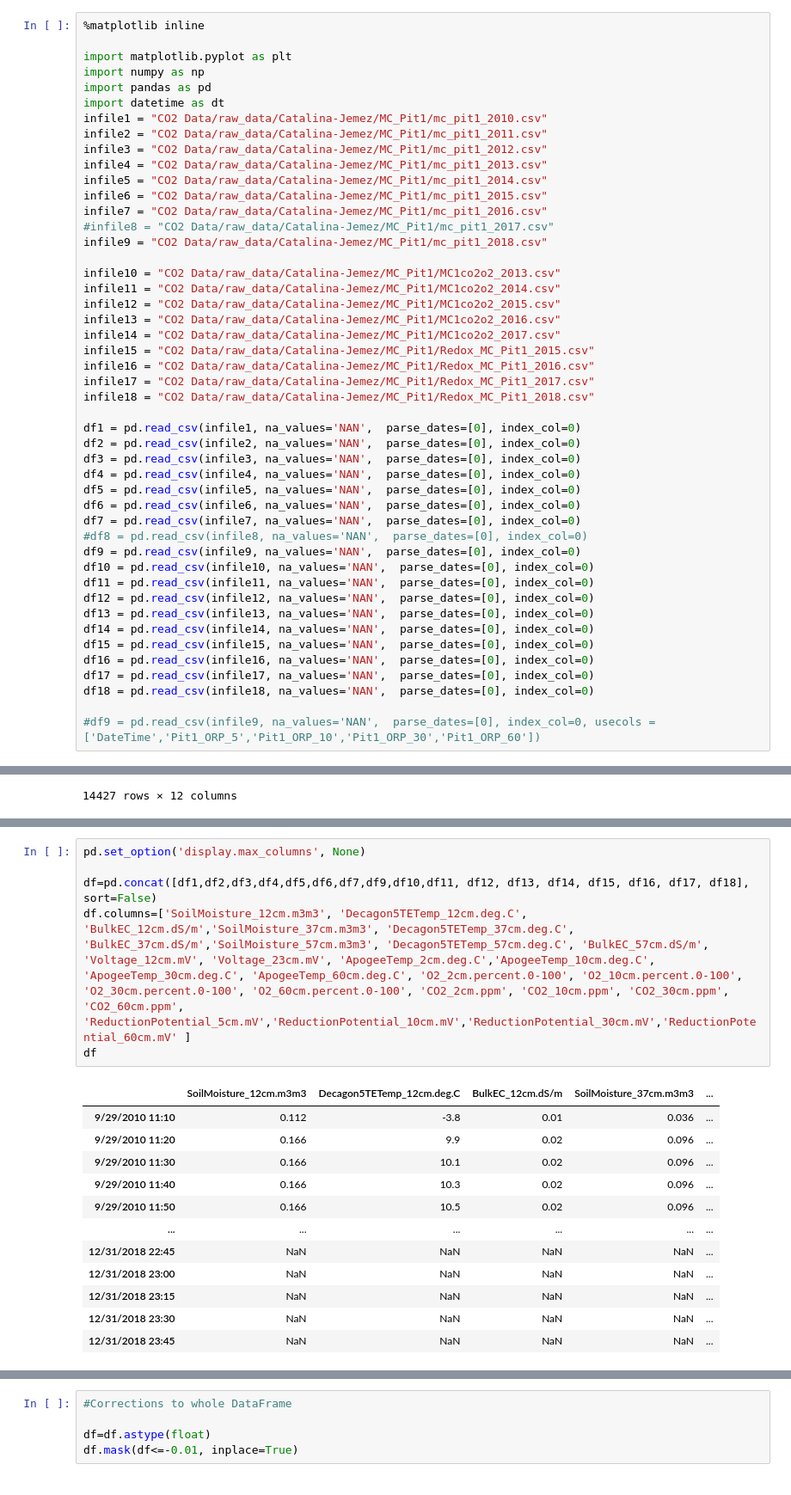
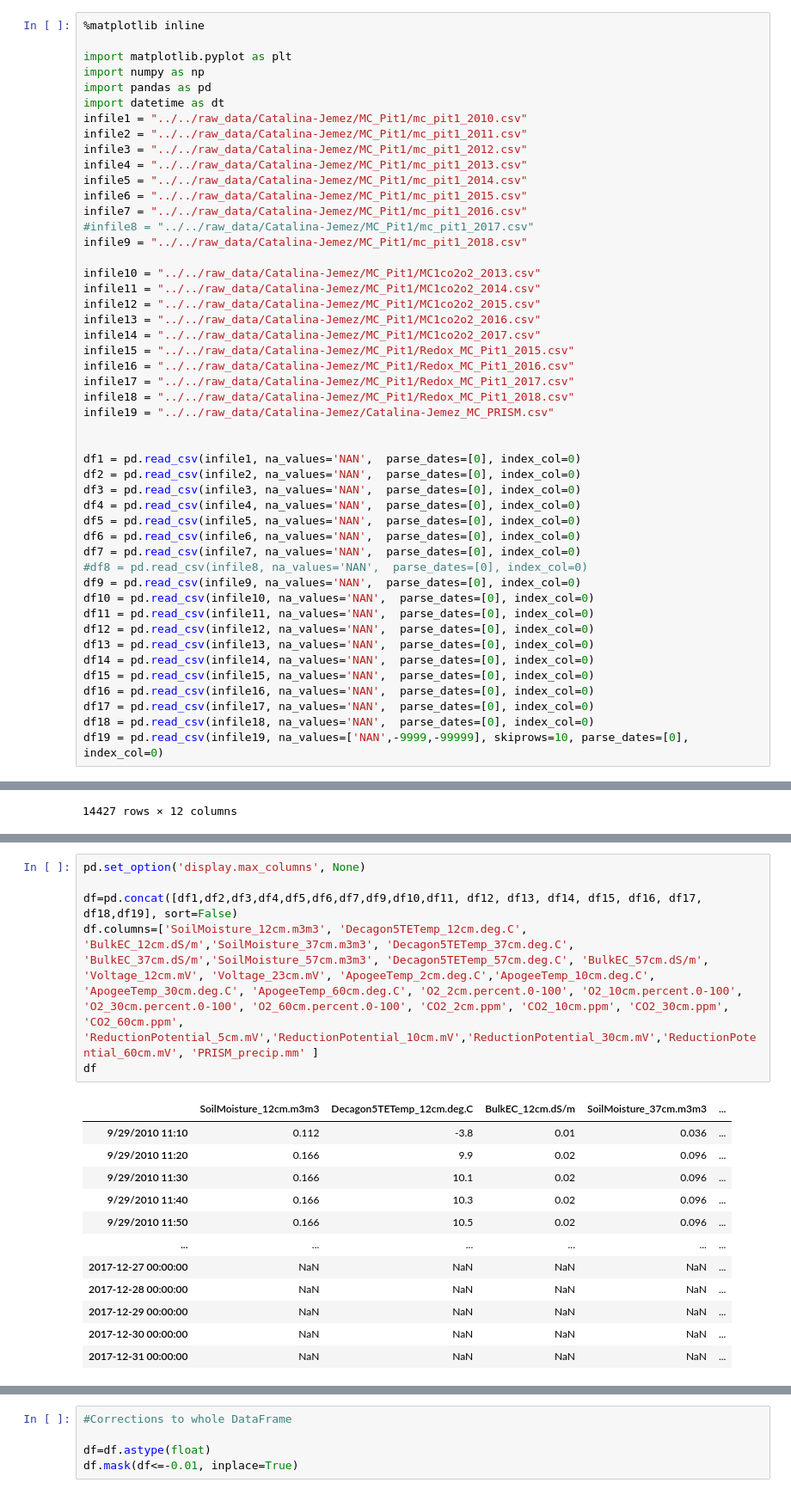
Before and after one commit to mberghouse/CO2-Data, a Jupyter notebook: python_processing/Catalina-Jemez CZO/MC_Pit1.ipynb, the cells around one changed output, grey strips where cells are left out. Shown at 86% size. Drawn from its saved outputs; the diff is of its cells as text.

```diff
--- a/python_processing/Catalina-Jemez CZO/MC_Pit1.ipynb
+++ b/python_processing/Catalina-Jemez CZO/MC_Pit1.ipynb
@@ -10,25 +23,27 @@ import matplotlib.pyplot as plt
 import numpy as np
 import pandas as pd
 import datetime as dt
-infile1 = "CO2 Data/raw_data/Catalina-Jemez/MC_Pit1/mc_pit1_2010.csv"
-infile2 = "CO2 Data/raw_data/Catalina-Jemez/MC_Pit1/mc_pit1_2011.csv"
-infile3 = "CO2 Data/raw_data/Catalina-Jemez/MC_Pit1/mc_pit1_2012.csv"
-infile4 = "CO2 Data/raw_data/Catalina-Jemez/MC_Pit1/mc_pit1_2013.csv"
-infile5 = "CO2 Data/raw_data/Catalina-Jemez/MC_Pit1/mc_pit1_2014.csv"
-infile6 = "CO2 Data/raw_data/Catalina-Jemez/MC_Pit1/mc_pit1_2015.csv"
-infile7 = "CO2 Data/raw_data/Catalina-Jemez/MC_Pit1/mc_pit1_2016.csv"
-#infile8 = "CO2 Data/raw_data/Catalina-Jemez/MC_Pit1/mc_pit1_2017.csv"
-infile9 = "CO2 Data/raw_data/Catalina-Jemez/MC_Pit1/mc_pit1_2018.csv"
+infile1 = "../../raw_data/Catalina-Jemez/MC_Pit1/mc_pit1_2010.csv"
+infile2 = "../../raw_data/Catalina-Jemez/MC_Pit1/mc_pit1_2011.csv"
+infile3 = "../../raw_data/Catalina-Jemez/MC_Pit1/mc_pit1_2012.csv"
+infile4 = "../../raw_data/Catalina-Jemez/MC_Pit1/mc_pit1_2013.csv"
+infile5 = "../../raw_data/Catalina-Jemez/MC_Pit1/mc_pit1_2014.csv"
+infile6 = "../../raw_data/Catalina-Jemez/MC_Pit1/mc_pit1_2015.csv"
+infile7 = "../../raw_data/Catalina-Jemez/MC_Pit1/mc_pit1_2016.csv"
+#infile8 = "../../raw_data/Catalina-Jemez/MC_Pit1/mc_pit1_2017.csv"
+infile9 = "../../raw_data/Catalina-Jemez/MC_Pit1/mc_pit1_2018.csv"
 
-infile10 = "CO2 Data/raw_data/Catalina-Jemez/MC_Pit1/MC1co2o2_2013.csv"
-infile11 = "CO2 Data/raw_data/Catalina-Jemez/MC_Pit1/MC1co2o2_2014.csv"
-infile12 = "CO2 Data/raw_data/Catalina-Jemez/MC_Pit1/MC1co2o2_2015.csv"
-infile13 = "CO2 Data/raw_data/Catalina-Jemez/MC_Pit1/MC1co2o2_2016.csv"
-infile14 = "CO2 Data/raw_data/Catalina-Jemez/MC_Pit1/MC1co2o2_2017.csv"
-infile15 = "CO2 Data/raw_data/Catalina-Jemez/MC_Pit1/Redox_MC_Pit1_2015.csv"
-infile16 = "CO2 Data/raw_data/Catalina-Jemez/MC_Pit1/Redox_MC_Pit1_2016.csv"
-infile17 = "CO2 Data/raw_data/Catalina-Jemez/MC_Pit1/Redox_MC_Pit1_2017.csv"
-infile18 = "CO2 Data/raw_data/Catalina-Jemez/MC_Pit1/Redox_MC_Pit1_2018.csv"
+infile10 = "../../raw_data/Catalina-Jemez/MC_Pit1/MC1co2o2_2013.csv"
+infile11 = "../../raw_data/Catalina-Jemez/MC_Pit1/MC1co2o2_2014.csv"
+infile12 = "../../raw_data/Catalina-Jemez/MC_Pit1/MC1co2o2_2015.csv"
+infile13 = "../../raw_data/Catalina-Jemez/MC_Pit1/MC1co2o2_2016.csv"
+infile14 = "../../raw_data/Catalina-Jemez/MC_Pit1/MC1co2o2_2017.csv"
+infile15 = "../../raw_data/Catalina-Jemez/MC_Pit1/Redox_MC_Pit1_2015.csv"
+infile16 = "../../raw_data/Catalina-Jemez/MC_Pit1/Redox_MC_Pit1_2016.csv"
+infile17 = "../../raw_data/Catalina-Jemez/MC_Pit1/Redox_MC_Pit1_2017.csv"
+infile18 = "../../raw_data/Catalina-Jemez/MC_Pit1/Redox_MC_Pit1_2018.csv"
+infile19 = "../../raw_data/Catalina-Jemez/Catalina-Jemez_MC_PRISM.csv"
+
 
 df1 = pd.read_csv(infile1, na_values='NAN',  parse_dates=[0], index_col=0)
 df2 = pd.read_csv(infile2, na_values='NAN',  parse_dates=[0], index_col=0)
@@ -48,8 +63,7 @@ df15 = pd.read_csv(infile15, na_values='NAN',  parse_dates=[0], index_col=0)
 df16 = pd.read_csv(infile16, na_values='NAN',  parse_dates=[0], index_col=0)
 df17 = pd.read_csv(infile17, na_values='NAN',  parse_dates=[0], index_col=0)
 df18 = pd.read_csv(infile18, na_values='NAN',  parse_dates=[0], index_col=0)
-
-#df9 = pd.read_csv(infile9, na_values='NAN',  parse_dates=[0], index_col=0, usecols = ['DateTime','Pit1_ORP_5','Pit1_ORP_10','Pit1_ORP_30','Pit1_ORP_60'])
+df19 = pd.read_csv(infile19, na_values=['NAN',-9999,-99999], skiprows=10, parse_dates=[0], index_col=0)
 # %%
 df1=df1.drop(['[MST]'])
 df2=df2.drop(['[MST]'])
@@ -123,19 +137,19 @@ df18
 # %%
 pd.set_option('display.max_columns', None)
 
-df=pd.concat([df1,df2,df3,df4,df5,df6,df7,df9,df10,df11, df12, df13, df14, df15, df16, df17, df18], sort=False)
-df.columns=['SoilMoisture_12cm.m3m3', 'Decagon5TETemp_12cm.deg.C', 'BulkEC_12cm.dS/m','SoilMoisture_37cm.m3m3', 'Decagon5TETemp_37cm.deg.C', 'BulkEC_37cm.dS/m','SoilMoisture_57cm.m3m3', 'Decagon5TETemp_57cm.deg.C', 'BulkEC_57cm.dS/m', 'Voltage_12cm.mV', 'Voltage_23cm.mV', 'ApogeeTemp_2cm.deg.C','ApogeeTemp_10cm.deg.C', 'ApogeeTemp_30cm.deg.C', 'ApogeeTemp_60cm.deg.C', 'O2_2cm.percent.0-100', 'O2_10cm.percent.0-100', 'O2_30cm.percent.0-100', 'O2_60cm.percent.0-100', 'CO2_2cm.ppm', 'CO2_10cm.ppm', 'CO2_30cm.ppm', 'CO2_60cm.ppm', 'ReductionPotential_5cm.mV','ReductionPotential_10cm.mV','ReductionPotential_30cm.mV','ReductionPotential_60cm.mV' ]
+df=pd.concat([df1,df2,df3,df4,df5,df6,df7,df9,df10,df11, df12, df13, df14, df15, df16, df17, df18,df19], sort=False)
+df.columns=['SoilMoisture_12cm.m3m3', 'Decagon5TETemp_12cm.deg.C', 'BulkEC_12cm.dS/m','SoilMoisture_37cm.m3m3', 'Decagon5TETemp_37cm.deg.C', 'BulkEC_37cm.dS/m','SoilMoisture_57cm.m3m3', 'Decagon5TETemp_57cm.deg.C', 'BulkEC_57cm.dS/m', 'Voltage_12cm.mV', 'Voltage_23cm.mV', 'ApogeeTemp_2cm.deg.C','ApogeeTemp_10cm.deg.C', 'ApogeeTemp_30cm.deg.C', 'ApogeeTemp_60cm.deg.C', 'O2_2cm.percent.0-100', 'O2_10cm.percent.0-100', 'O2_30cm.percent.0-100', 'O2_60cm.percent.0-100', 'CO2_2cm.ppm', 'CO2_10cm.ppm', 'CO2_30cm.ppm', 'CO2_60cm.ppm', 'ReductionPotential_5cm.mV','ReductionPotential_10cm.mV','ReductionPotential_30cm.mV','ReductionPotential_60cm.mV', 'PRISM_precip.mm' ]
 df
 # %% [output]
 |  | SoilMoisture_12cm.m3m3 | Decagon5TETemp_12cm.deg.C | BulkEC_12cm.dS/m | SoilMoisture_37cm.m3m3 | ... |
 | 9/29/2010 11:10 | 0.112 | -3.8 | 0.01 | 0.036 | ... |
 | 9/29/2010 11:20 | 0.166 | 9.9 | 0.02 | 0.096 | ... |
 | 9/29/2010 11:30 | 0.166 | 10.1 | 0.02 | 0.096 | ... |
 | 9/29/2010 11:40 | 0.166 | 10.3 | 0.02 | 0.096 | ... |
 | 9/29/2010 11:50 | 0.166 | 10.5 | 0.02 | 0.096 | ... |
 | ... | ... | ... | ... | ... | ... |
-| 12/31/2018 22:45 | NaN | NaN | NaN | NaN | ... |
-| 12/31/2018 23:00 | NaN | NaN | NaN | NaN | ... |
-| 12/31/2018 23:15 | NaN | NaN | NaN | NaN | ... |
-| 12/31/2018 23:30 | NaN | NaN | NaN | NaN | ... |
-| 12/31/2018 23:45 | NaN | NaN | NaN | NaN | ... |
+| 2017-12-27 00:00:00 | NaN | NaN | NaN | NaN | ... |
+| 2017-12-28 00:00:00 | NaN | NaN | NaN | NaN | ... |
+| 2017-12-29 00:00:00 | NaN | NaN | NaN | NaN | ... |
+| 2017-12-30 00:00:00 | NaN | NaN | NaN | NaN | ... |
+| 2017-12-31 00:00:00 | NaN | NaN | NaN | NaN | ... |
```
Also changed, not shown: parts of 8 cells of this notebook, 2 other files.
